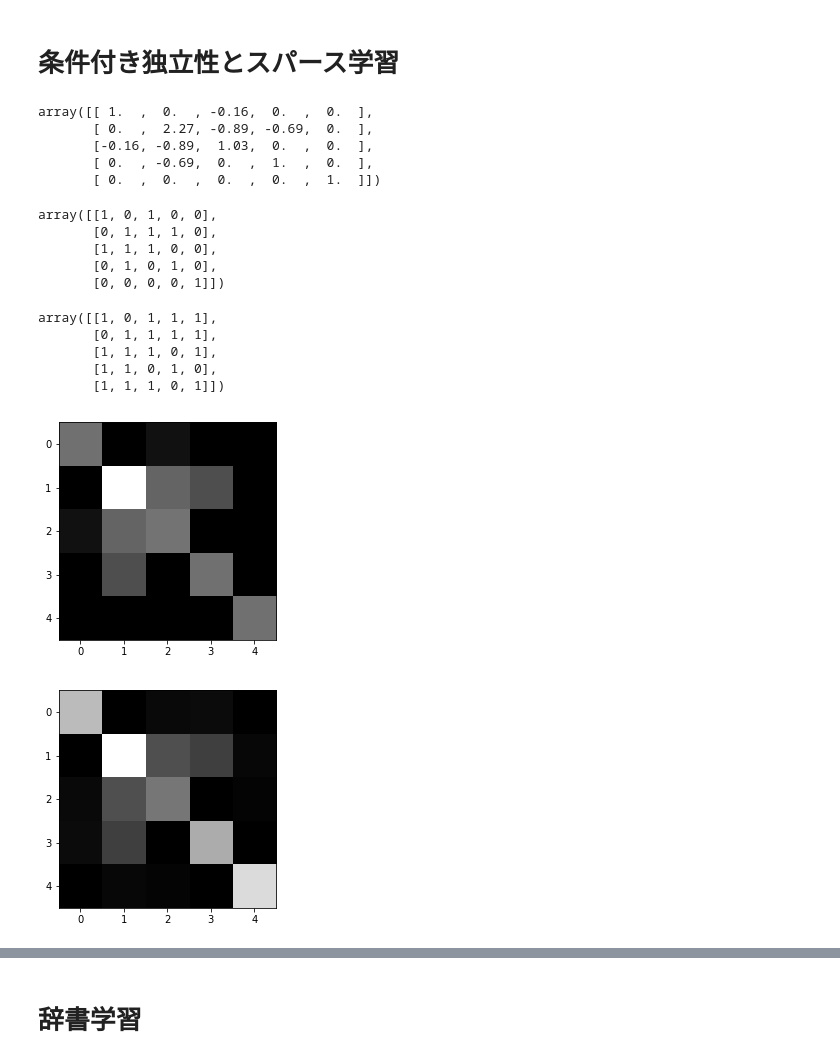
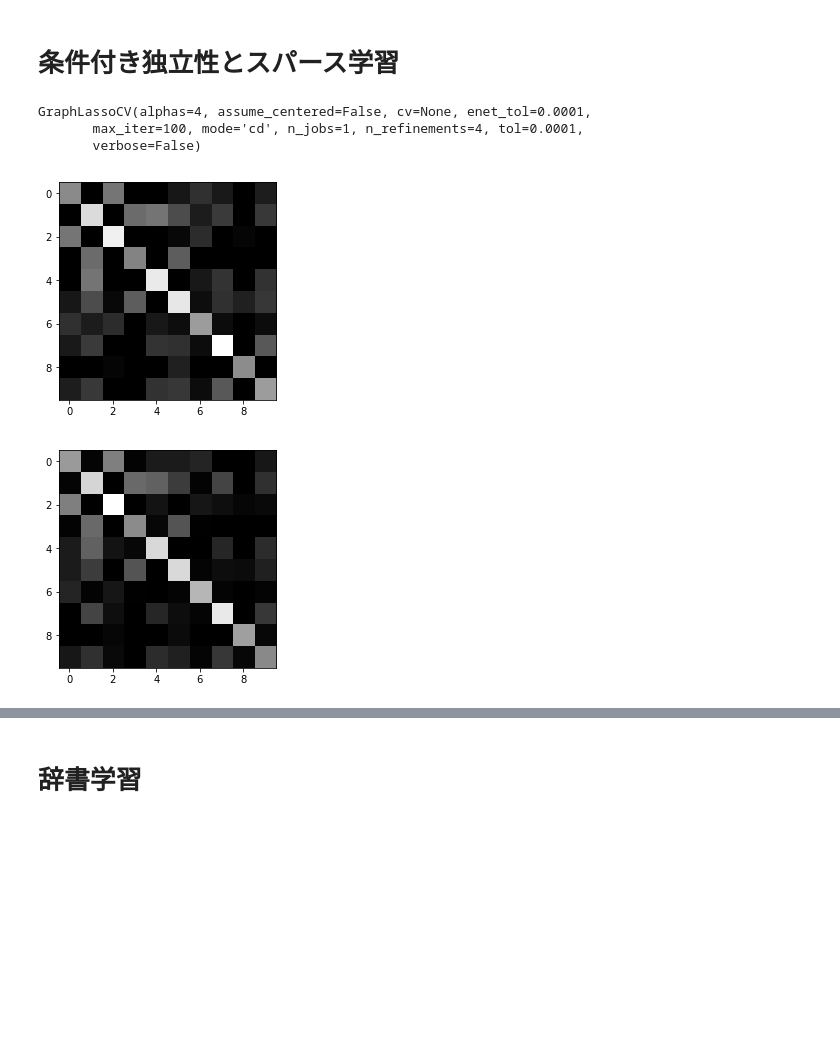
Before and after one commit to kanamori-takafumi/book_StatMachineLearn_with_Python, a Jupyter notebook: ch11sparse.ipynb, the cells around one changed output, grey strips where cells are left out. Cells and saved outputs as stored; diff of their text form; code cells hidden in the pictures; blank space fills up the shorter version.

```diff
--- a/ch11sparse.ipynb
+++ b/ch11sparse.ipynb
@@ -161,44 +161,30 @@ plt.show()
 # %%
 from sklearn.covariance import GraphLassoCV
 from sklearn import datasets
-d = 5; n = 100   # 次元，サンプル数
+d = 10; n = 100   # 次元，サンプル数
 # スパース正定値行列の生成：非対角要素が0になる確率は0.8
 P = datasets.make_sparse_spd_matrix(d,alpha=0.8)
-np.round(P,2)
-# %% [output]
-array([[ 1.  ,  0.  , -0.16,  0.  ,  0.  ],
-       [ 0.  ,  2.27, -0.89, -0.69,  0.  ],
-       [-0.16, -0.89,  1.03,  0.  ,  0.  ],
-       [ 0.  , -0.69,  0.  ,  1.  ,  0.  ],
-       [ 0.  ,  0.  ,  0.  ,  0.  ,  1.  ]])
 # %%
 # Pの逆行列を分散共分散行列にもつ多次元正規分布からデータ生成
 cov = np.linalg.inv(P)
 X = np.random.multivariate_normal(np.zeros(d), cov, size=n)
 # スパース精度行列の推定．正則化パラメータは交差検証法で選択
 gl = GraphLassoCV()
-gl.fit(X)
-(P!=0).astype('int')              # 真の精度行列の非ゼロ要素のパターン
+gl.fit(X)                                   # 推定
 # %% [output]
-array([[1, 0, 1, 0, 0],
-       [0, 1, 1, 1, 0],
-       [1, 1, 1, 0, 0],
-       [0, 1, 0, 1, 0],
-       [0, 0, 0, 0, 1]])
+GraphLassoCV(alphas=4, assume_centered=False, cv=None, enet_tol=0.0001,
+       max_iter=100, mode='cd', n_jobs=1, n_refinements=4, tol=0.0001,
+       verbose=False)
-# %%
-(gl.precision_!=0).astype('int') #  推定された精度行列の非ゼロ要素のパターン
-# %% [output]
-array([[1, 0, 1, 1, 1],
-       [0, 1, 1, 1, 1],
-       [1, 1, 1, 0, 1],
-       [1, 1, 0, 1, 0],
-       [1, 1, 1, 0, 1]])
+# %%
+plt.imshow(np.abs(P),'gray');
+plt.show()                    # 真の精度行列
+# %% [output]
+[figure, added]
 # %%
-plt.imshow(np.abs(P),'gray'); plt.show()                    # 真の精度行列
-plt.imshow(np.abs(gl.precision_),'gray'); plt.show() # 推定結果
+plt.imshow(np.abs(gl.precision_),'gray')
+plt.show() # 推定結果
 # %% [output]
-[figure, old version]
+[figure, new version]
-[figure, removed]
 # %%
 # 交差検証法の結果をプロット
 plt.ylabel('Cross-validation score')
```
Also changed, not shown: parts of 19 cells of this notebook.
